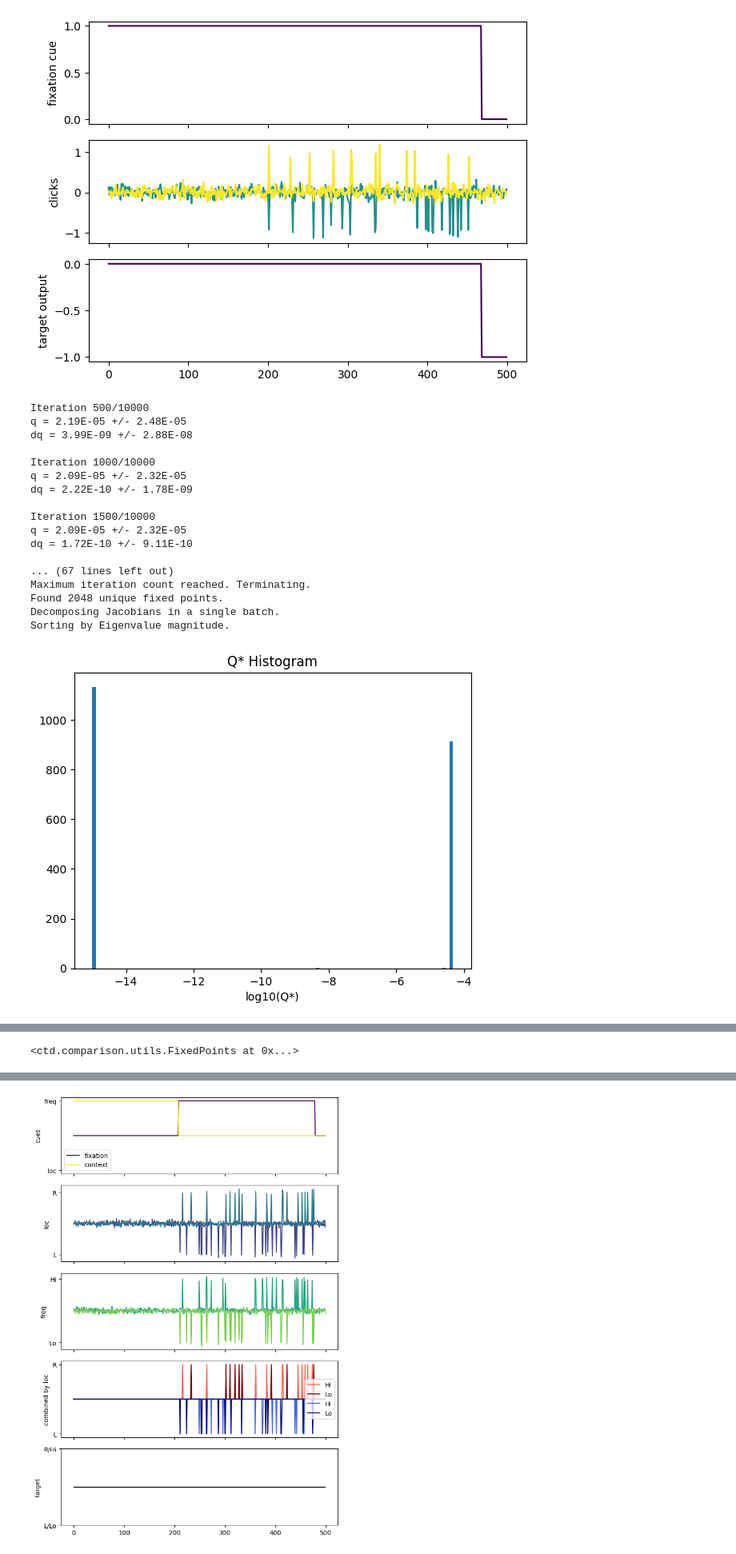
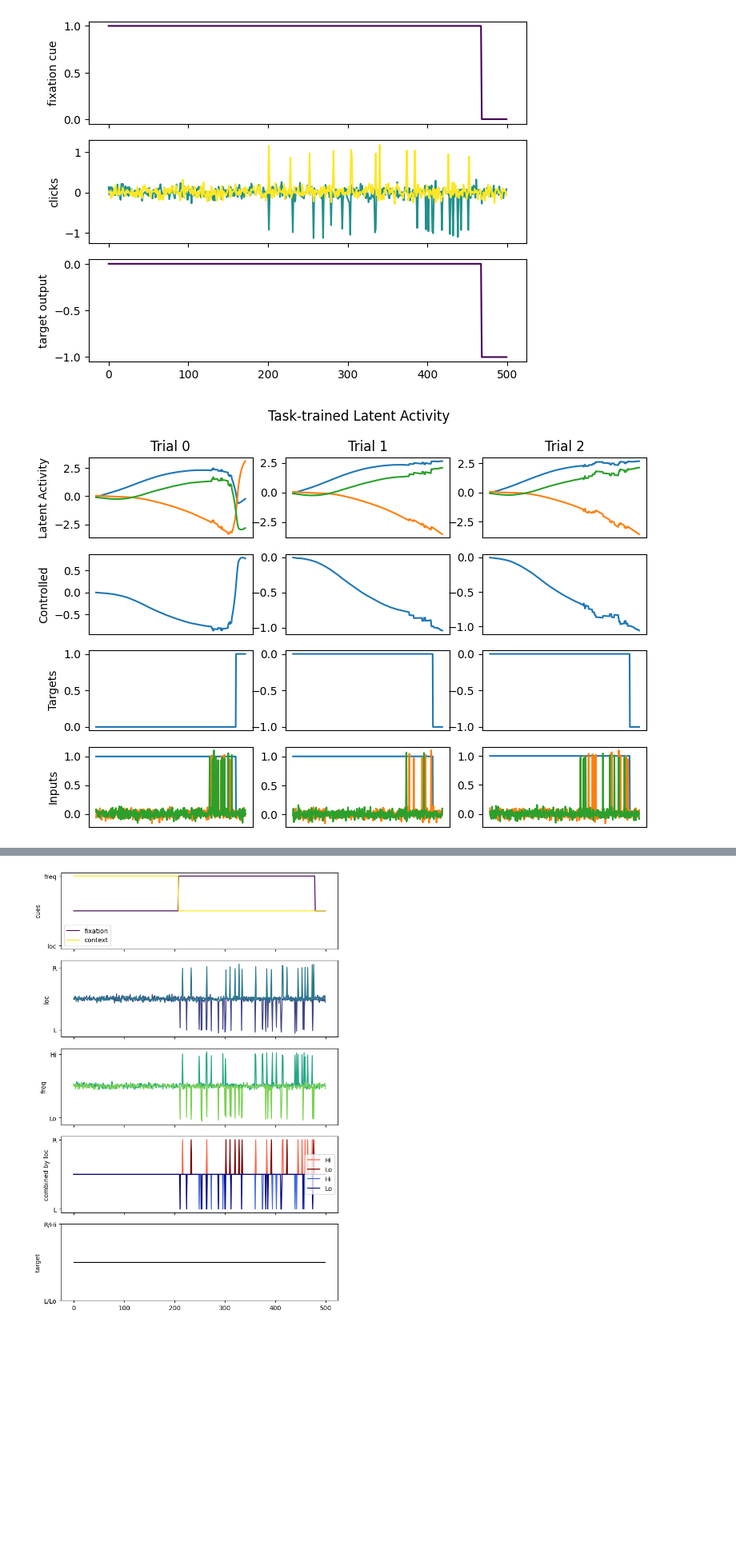
Before and after one commit to alejandradu/ComputationThruDynamicsBenchmark, a Jupyter notebook: examples/notebooks/Task_train+LINT.ipynb, the cells around one changed output, grey strips where cells are left out. Shown at 80% size. Cells and saved outputs as stored; diff of their text form; code cells hidden in the pictures; blank space fills up the shorter version.

```diff
--- a/examples/notebooks/Task_train+LINT.ipynb
+++ b/examples/notebooks/Task_train+LINT.ipynb
@@ -64,63 +48,46 @@ pc.render()
 # %%
 # first very short training on PClicks - loss was 0 always and something is prob wrong
 from ctd.comparison.analysis.tt.tt import Analysis_TT
 
 # 39:1 ratio should be very easy
 path = "/scratch/gpfs/ad2002/content/trained_models/task-trained/20250316_PClicks_NODE"
 tune39 = "max_epochs=250_weight_decay=1.00E-10_learning_rate=1.00E-02_seed=0_noise=5.00E-02_rateL=39_latent_size=3_layer_hidden_size=64_latent_l2_wt=1.00E-10"
 tune39_2lat = "max_epochs=250_weight_decay=1.00E-10_learning_rate=1.00E-02_seed=0_noise=5.00E-02_rateL=39_latent_size=2_layer_hidden_size=64_latent_l2_wt=1.00E-10"
 tune26 = "max_epochs=250_weight_decay=1.00E-10_learning_rate=1.00E-03_seed=0_noise=5.00E-02_rateL=26_latent_size=3_layer_hidden_size=64_latent_l2_wt=1.00E-10"
 
 node_pclicks_39 = Analysis_TT(run_name = "node_pclicks_39", filepath = path + "/" + tune39 + "/")
 node_pclicks_26 = Analysis_TT(run_name = "node_pclicks_26", filepath = path + "/" + tune26 + "/")
 node_pclicks_39_2lat = Analysis_TT(run_name = "node_pclicks_39_2lat", filepath = path + "/" + tune39_2lat + "/")
 
 # node_pclicks_39.plot_trial_io(num_trials = 3)
-# node_pclicks_26.plot_trial_io(num_trials = 3)
+node_pclicks_26.plot_trial_io(num_trials = 3)
 # node_pclicks_39_2lat.plot_trial_io(num_trials = 3)
 
 # NOTE that running pca takes maximum variance and plotting the trajectories might magnify any noise in them
 
 # choose pca and/or tsne when >3 latents
 # node_pclicks_26.plot_trial_latents(num_trials = 50, reduce_3_latents=False, pca=True)
 # node_pclicks_39.plot_trial_latents(num_trials = 20, reduce_3_latents=False, pca=True)
 # node_pclicks_39_2lat.plot_trial_latents(num_trials = 20, reduce_3_latents=False, pca=True)
 
 # plot the trajs and fixed points
-node_pclicks_39_2lat.plot_fps(
-                    num_traj=10,
-                    n_inits=2048,
-                    noise_scale=0.0,
-                    learning_rate=1e-3,  # higher LR brings up spurious unstable points
-                    max_iters=10000,
-                    device="cpu",
-                    seed=0,
-                    compute_jacobians=True,
-                    q_thresh=1e-5,
-                    n_pca_components=3,
-                    return_pca_model = False,
-                    do_pca=False,
-                    plot_only_points=False,
-                    return_points = False,
-                )
+# node_pclicks_39_2lat.plot_fps(
+#                     num_traj=10,
+#                     n_inits=2048,
+#                     noise_scale=0.0,
+#                     learning_rate=1e-3,  # higher LR brings up spurious unstable points
+#                     max_iters=10000,
+#                     device="cpu",
+#                     seed=0,
+#                     compute_jacobians=True,
+#                     q_thresh=1e-5,
+#                     n_pca_components=3,
+#                     return_pca_model = False,
+#                     do_pca=False,
+#                     plot_only_points=False,
+#                     return_points = False,
+#                 )
 
 # the fixed points for the well trained model are clearly coherent with previous lit
 # %% [output]
-Iteration 500/10000
-q = 2.19E-05 +/- 2.48E-05
-dq = 3.99E-09 +/- 2.88E-08
-
-Iteration 1000/10000
-q = 2.09E-05 +/- 2.32E-05
-dq = 2.22E-10 +/- 1.78E-09
-
-Iteration 1500/10000
-q = 2.09E-05 +/- 2.32E-05
-dq = 1.72E-10 +/- 9.11E-10
-
-... (67 lines left out)
-Maximum iteration count reached. Terminating.
-Found 2048 unique fixed points.
-Decomposing Jacobians in a single batch.
-Sorting by Eigenvalue magnitude.
-[figure, old version]
+[figure, new version]
@@ -128 +93,0 @@ Sorting by Eigenvalue magnitude.
-<ctd.comparison.utils.FixedPoints at 0x...>
```
Also changed, not shown: parts of 4 cells of this notebook, 35 other files.
